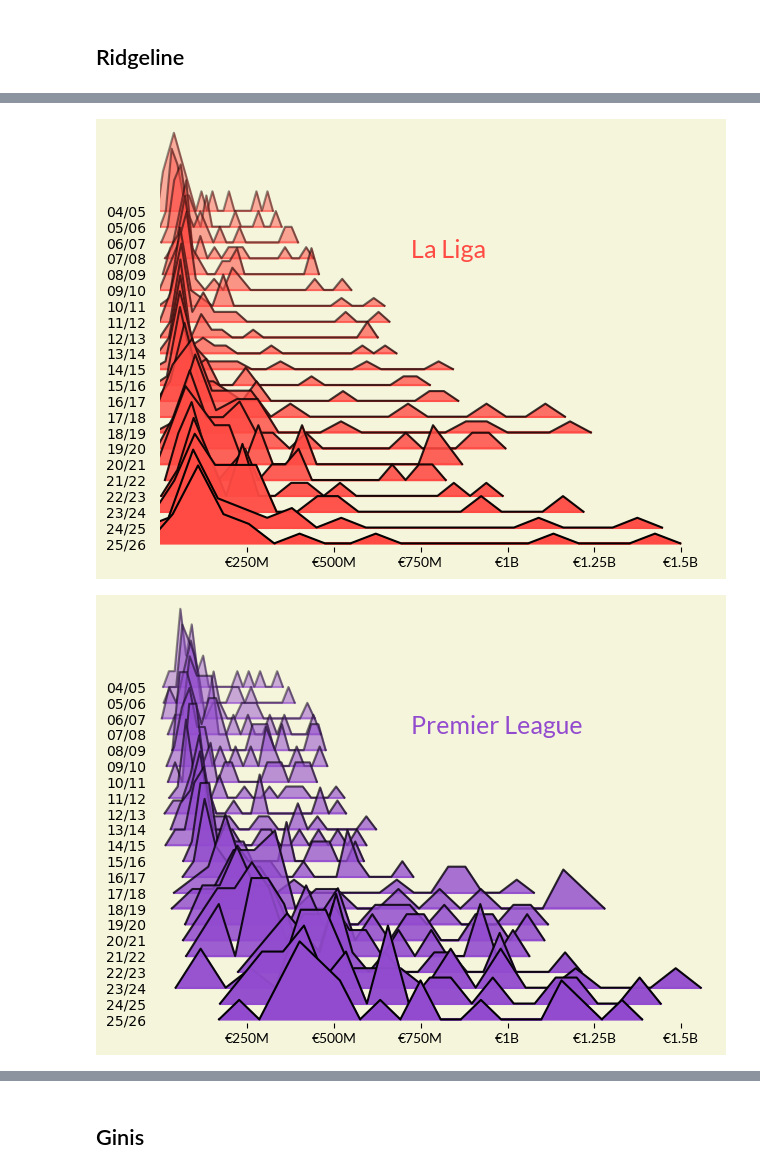
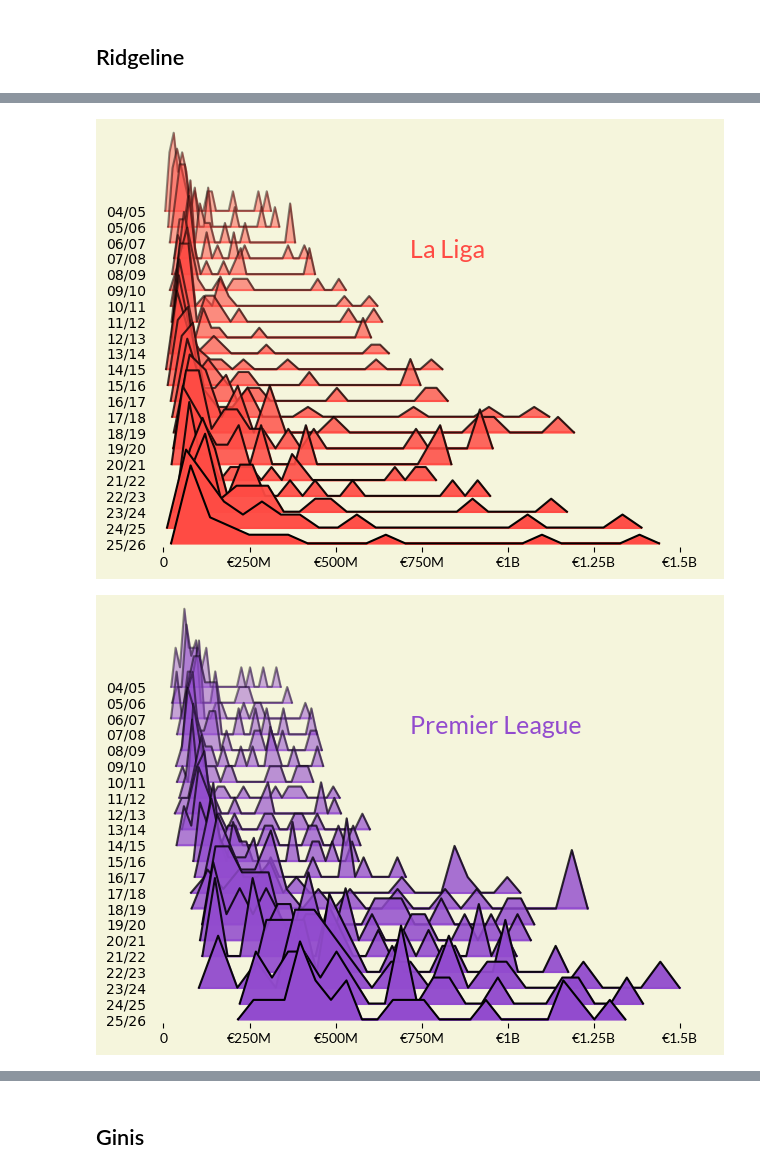
Before and after one commit to ben-baror/top5-eu-leagues-squad-values, a Jupyter notebook: notebooks/data_cleaning_visualisation.ipynb, the cells around one changed output, grey strips where cells are left out. Drawn from its saved outputs; the diff is of its cells as text; code cells hidden in the pictures.

Commit message:
ridge plot - changed some hist settings (bins, tales, etc)

```diff
--- a/notebooks/data_cleaning_visualisation.ipynb
+++ b/notebooks/data_cleaning_visualisation.ipynb
@@ -56,22 +56,22 @@ cmap = load_cmap("AsteroidCity2") # for some of the gini visualisations
 ## Ridgeline
 # %%
 joyplot_style = {'overlap':1.12,
-                 'x_range': [00,1600],
+                 'x_range': [-10,1600],
                  'range_style':'own',
                  'kind': 'counts',
-                 'bins': 22,
+                 'bins': 26,
                  'fade': True,
-                 'tails': 0.1,
+                 'tails': 0.05,
                  'ylim':'own',
                  'ylabels': True,
                  # 'xlabels': False,
                  #'linewidth': 0.75,
                  ## COLORS ##
-                 'background':'#F5F5DC',
+                 'background':background_c,
                  'linecolor':'k',
 }
 
-for i, (league, color) in enumerate(zip(dfs, colors)):
+for i, (league, color) in enumerate(zip(dfs, league_colors)):
     fig, axs = joypy.joyplot(
     dfs[league],
     color = color,
@@ -83,8 +83,8 @@ for i, (league, color) in enumerate(zip(dfs, colors)):
     for tick in bottom_ax.get_xticklabels():
         tick.set_color("k")
         tick.set_fontproperties(font)
-    bottom_ax.set_xticks(np.arange(250,1501,250),
-                        ['€250M' ,'€500M','€750M','€1B','€1.25B','€1.5B'])
+    bottom_ax.set_xticks(np.arange(0,1501,250),
+                        ['0','€250M' ,'€500M','€750M','€1B','€1.25B','€1.5B'])
 
 
     # for ax in axs[:-1:21]:             # all ridge axes
@@ -101,2 +101,2 @@ for i, (league, color) in enumerate(zip(dfs, colors)):
-[figure, old version]
+[figure, new version]
-[figure, old version]
+[figure, new version]
```
Also changed, not shown: parts of 1 cell of this notebook.
